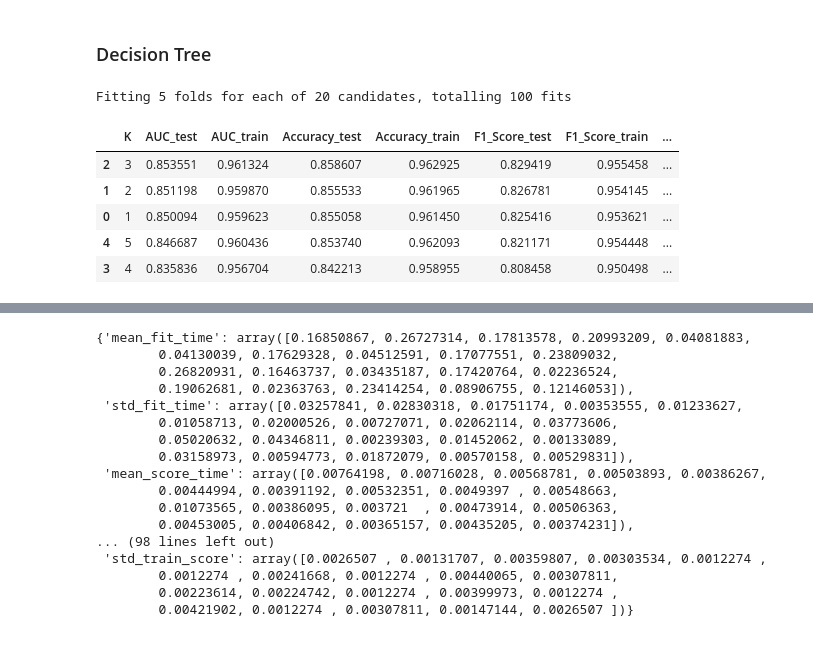
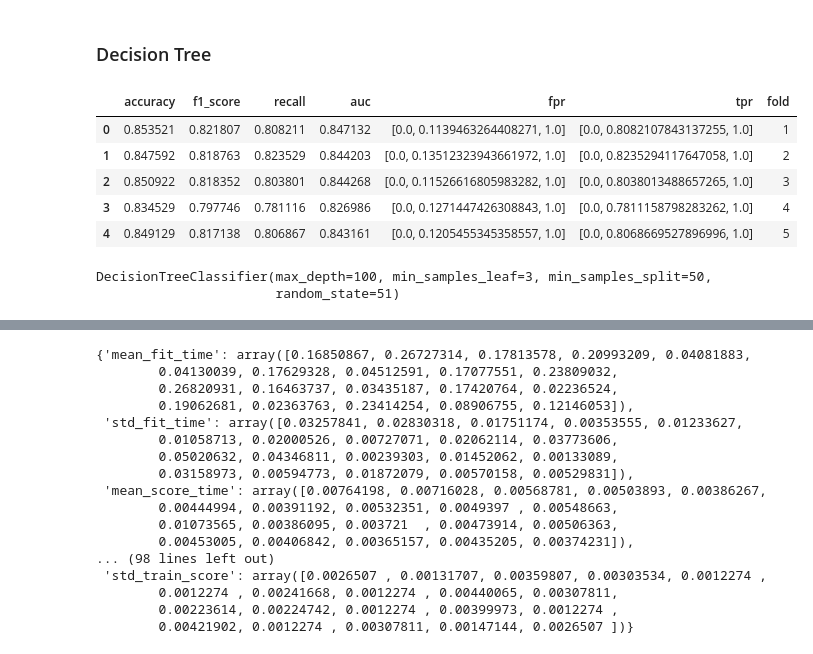
Before and after one commit to GuilhermeMaciel75/SI5-ELEC2, a Jupyter notebook: notebooks/04-Variacao_Parametrica/decision_tree.ipynb, the cells around one changed output, grey strips where cells are left out. Cells and saved outputs as stored; diff of their text form; code cells hidden in the pictures.

Commit message:
update search_params

```diff
--- a/notebooks/04-Variacao_Parametrica/decision_tree.ipynb
+++ b/notebooks/04-Variacao_Parametrica/decision_tree.ipynb
@@ -59,25 +59,31 @@ param_distributions_dt = {
     'min_samples_leaf': [1, 2, 3, 5, 7, 20, 50, 100]
 }
 # %%
-df_dt, model_dt, results_dt, _ , de_cv_result = runner.new_search_params(
+ret= runner.new_search_params(
     model=dt,
     params=param_distributions_dt,
     X_train=X_train,
     Y_train=Y_train,
     X_val=X_val,
     Y_val=Y_val,
+    X_test=X_test,
+    Y_test=Y_test,
+    std_w =0,
     model_name = 'decision_tree',
     load_existing_model=False,
-    save = True
+    save = False
 )
-# %% [output]
-Fitting 5 folds for each of 20 candidates, totalling 100 fits
-# %%
-df_dt
-# %% [output]
-|  | K | AUC_test | AUC_train | Accuracy_test | Accuracy_train | F1_Score_test | F1_Score_train | ... |
-| 2 | 3 | 0.853551 | 0.961324 | 0.858607 | 0.962925 | 0.829419 | 0.955458 | ... |
-| 1 | 2 | 0.851198 | 0.959870 | 0.855533 | 0.961965 | 0.826781 | 0.954145 | ... |
-| 0 | 1 | 0.850094 | 0.959623 | 0.855058 | 0.961450 | 0.825416 | 0.953621 | ... |
-| 4 | 5 | 0.846687 | 0.960436 | 0.853740 | 0.962093 | 0.821171 | 0.954448 | ... |
-| 3 | 4 | 0.835836 | 0.956704 | 0.842213 | 0.958955 | 0.808458 | 0.950498 | ... |
+# %%
+ret[0]
+# %% [output]
+|  | accuracy | f1_score | recall | auc | fpr | tpr | fold |
+| 0 | 0.853521 | 0.821807 | 0.808211 | 0.847132 | [0.0, 0.1139463264408271, 1.0] | [0.0, 0.8082107843137255, 1.0] | 1 |
+| 1 | 0.847592 | 0.818763 | 0.823529 | 0.844203 | [0.0, 0.13512323943661972, 1.0] | [0.0, 0.8235294117647058, 1.0] | 2 |
+| 2 | 0.850922 | 0.818352 | 0.803801 | 0.844268 | [0.0, 0.11526616805983282, 1.0] | [0.0, 0.8038013488657265, 1.0] | 3 |
+| 3 | 0.834529 | 0.797746 | 0.781116 | 0.826986 | [0.0, 0.1271447426308843, 1.0] | [0.0, 0.7811158798283262, 1.0] | 4 |
+| 4 | 0.849129 | 0.817138 | 0.806867 | 0.843161 | [0.0, 0.1205455345358557, 1.0] | [0.0, 0.8068669527896996, 1.0] | 5 |
+# %%
+ret[1]
+# %% [output]
+DecisionTreeClassifier(max_depth=100, min_samples_leaf=3, min_samples_split=50,
+                       random_state=51)
```
Also changed, not shown: parts of 1 cell of this notebook, 1 other file.
